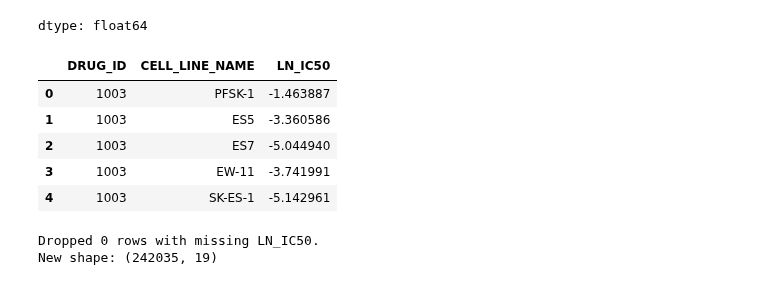
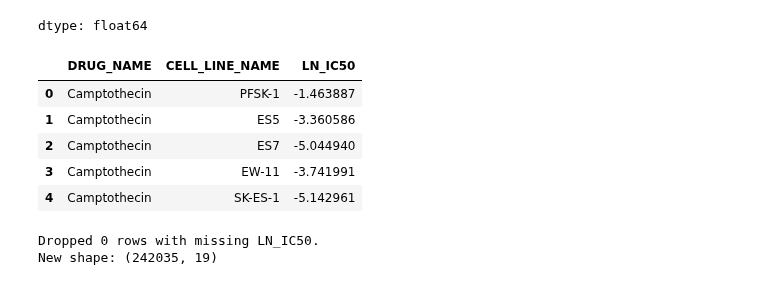
Before and after one commit to AarzuM39/gdsc-drug-response-project, a Jupyter notebook: notebooks/01_data_loading_and_qc.ipynb, the cells around one changed output. Cells and saved outputs as stored; diff of their text form; code cells hidden in the pictures.

```diff
--- a/notebooks/01_data_loading_and_qc.ipynb
+++ b/notebooks/01_data_loading_and_qc.ipynb
@@ -99,18 +99,18 @@ dtype: float64
 # %%
 #  Identify Likely Target and Key ID Columns
 
 response_col = "LN_IC50"
-drug_col     = "DRUG_ID"
+drug_col     = "DRUG_NAME"
 cell_col     = "CELL_LINE_NAME"
 
 df[[drug_col, cell_col, response_col]].head()
 # %% [output]
-|  | DRUG_ID | CELL_LINE_NAME | LN_IC50 |
-| 0 | 1003 | PFSK-1 | -1.463887 |
-| 1 | 1003 | ES5 | -3.360586 |
-| 2 | 1003 | ES7 | -5.044940 |
-| 3 | 1003 | EW-11 | -3.741991 |
-| 4 | 1003 | SK-ES-1 | -5.142961 |
+|  | DRUG_NAME | CELL_LINE_NAME | LN_IC50 |
+| 0 | Camptothecin | PFSK-1 | -1.463887 |
+| 1 | Camptothecin | ES5 | -3.360586 |
+| 2 | Camptothecin | ES7 | -5.044940 |
+| 3 | Camptothecin | EW-11 | -3.741991 |
+| 4 | Camptothecin | SK-ES-1 | -5.142961 |
 # %%
 # Drop Rows With Missing Response
 
```
Also changed, not shown: parts of 5 cells of this notebook.
